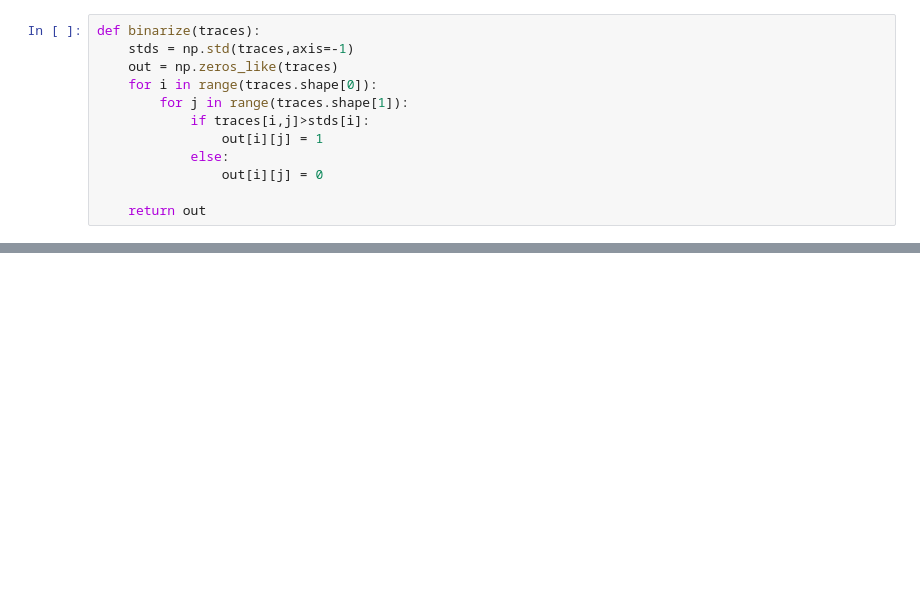
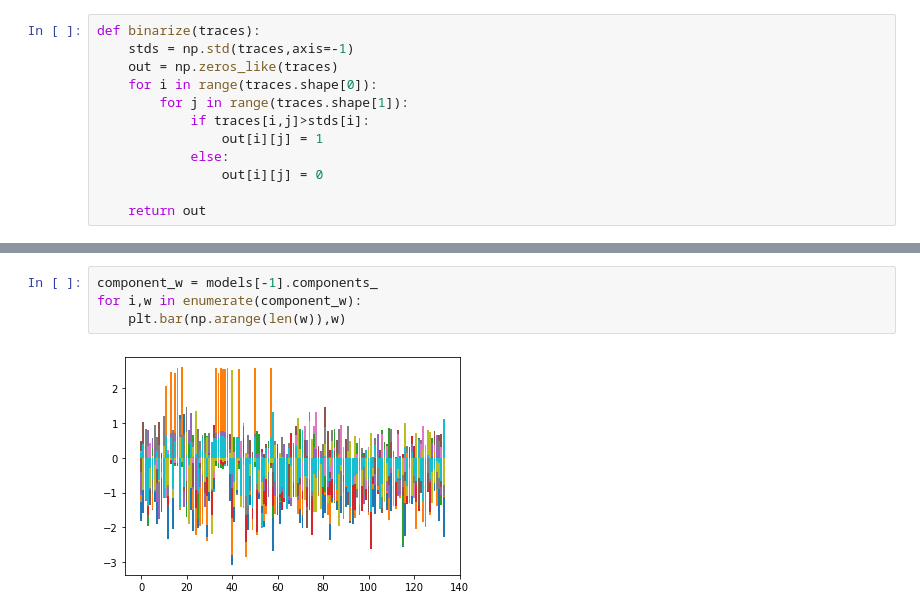
Before and after one commit to melisamc89/acc_network_analysis, a Jupyter notebook: davide/RBM.ipynb, the cells around one changed output, grey strips where cells are left out. Saved outputs shown, nothing was run; the diff lists cells and outputs as text; blank space fills up the shorter version.

```diff
--- a/davide/RBM.ipynb
+++ b/davide/RBM.ipynb
@@ -30,0 +52,6 @@ sns.heatmap(model.components_)
+# %%
+component_w = models[-1].components_
+for i,w in enumerate(component_w):
+    plt.bar(np.arange(len(w)),w)
+# %% [output]
+[figure, added]
```
Also changed, not shown: parts of 6 cells of this notebook, 2 other files.
